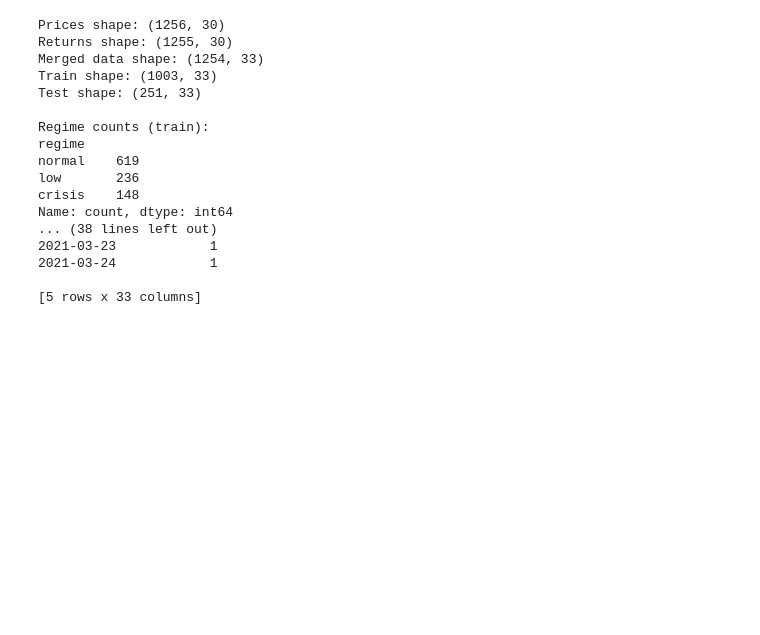
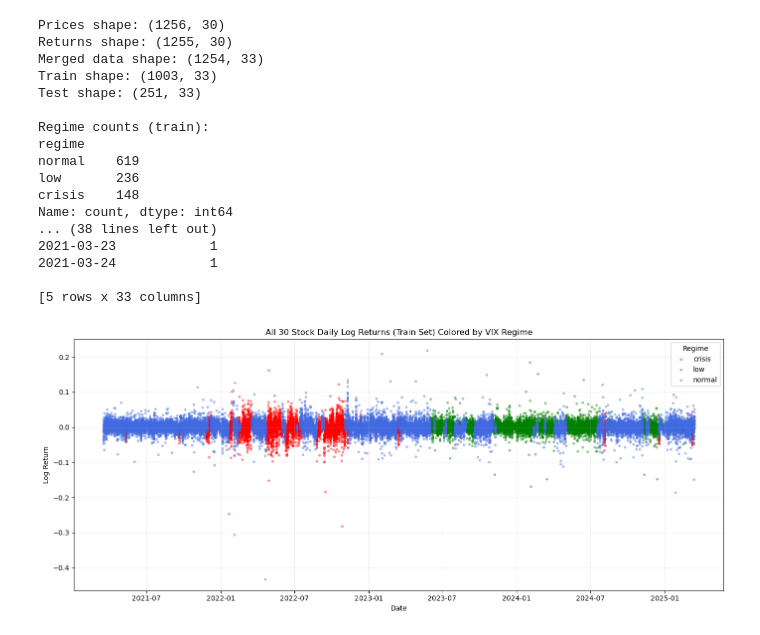
Before and after one commit to Xander-Coles/market-shocks, a Jupyter notebook: Data_Collection_Market_Shocks.ipynb, the cells around one changed output. Cells and saved outputs as stored; diff of their text form; code cells hidden in the pictures; blank space fills up the shorter version.

Commit message:
Added a bunch of exploratory data analysis and made the selection of 30 stocks more diversified

```diff
--- a/Data_Collection_Market_Shocks.ipynb
+++ b/Data_Collection_Market_Shocks.ipynb
@@ -9,12 +9,17 @@ import yfinance as yf
 # 1) Choose your 30 S&P 500 stocks
 # -----------------------------
 tickers = [
-    "AAPL", "MSFT", "AMZN", "GOOGL", "META",
-    "NVDA", "JPM", "V", "PG", "XOM",
-    "UNH", "HD", "MA", "COST", "ABBV",
-    "PEP", "AVGO", "KO", "MRK", "BAC",
-    "CVX", "ADBE", "WMT", "NFLX", "LIN",
-    "AMD", "MCD", "TMO", "CSCO", "ORCL"
+    "MSFT", "AAPL", "NVDA", "ADBE",
+    "UNH", "ABBV", "ABT",
+    "JPM", "BRK-B", "V", "BLK",
+    "HON", "CAT", "LMT",
+    "AMZN", "HD", "MCD",
+    "GOOGL", "META", "NFLX",
+    "PG", "KO",
+    "XOM", "CVX",
+    "NEE", "SO",
+    "LIN", "APD",
+    "PLD", "AMT"
 ]
 # %%
 # -----------------------------
@@ -140,3 +145,33 @@ Name: count, dtype: int64
 2021-03-24            1
 
 [5 rows x 33 columns]
+# %%
+import matplotlib.pyplot as plt
+
+# Long format: one row per (Date, Ticker, return)
+returns_long = (
+    X_train_returns.stack()
+    .rename("return")
+    .reset_index()
+    .rename(columns={"level_1": "Ticker"})
+)
+
+# Add regime by date
+returns_long["regime"] = returns_long["Date"].map(train_data["regime"])
+
+# Color map for regimes
+regime_colors = {"low": "green", "normal": "royalblue", "crisis": "red"}
+
+plt.figure(figsize=(14, 6))
+for r, grp in returns_long.groupby("regime"):
+    plt.scatter(grp["Date"], grp["return"], s=8, alpha=0.35, c=regime_colors.get(r, "gray"), label=r)
+
+plt.title("All 30 Stock Daily Log Returns (Train Set) Colored by VIX Regime")
+plt.xlabel("Date")
+plt.ylabel("Log Return")
+plt.legend(title="Regime")
+plt.grid(alpha=0.2)
+plt.tight_layout()
+plt.show()
+# %% [output]
+[figure, added]
```
Also changed, not shown: parts of 8 cells of this notebook.
